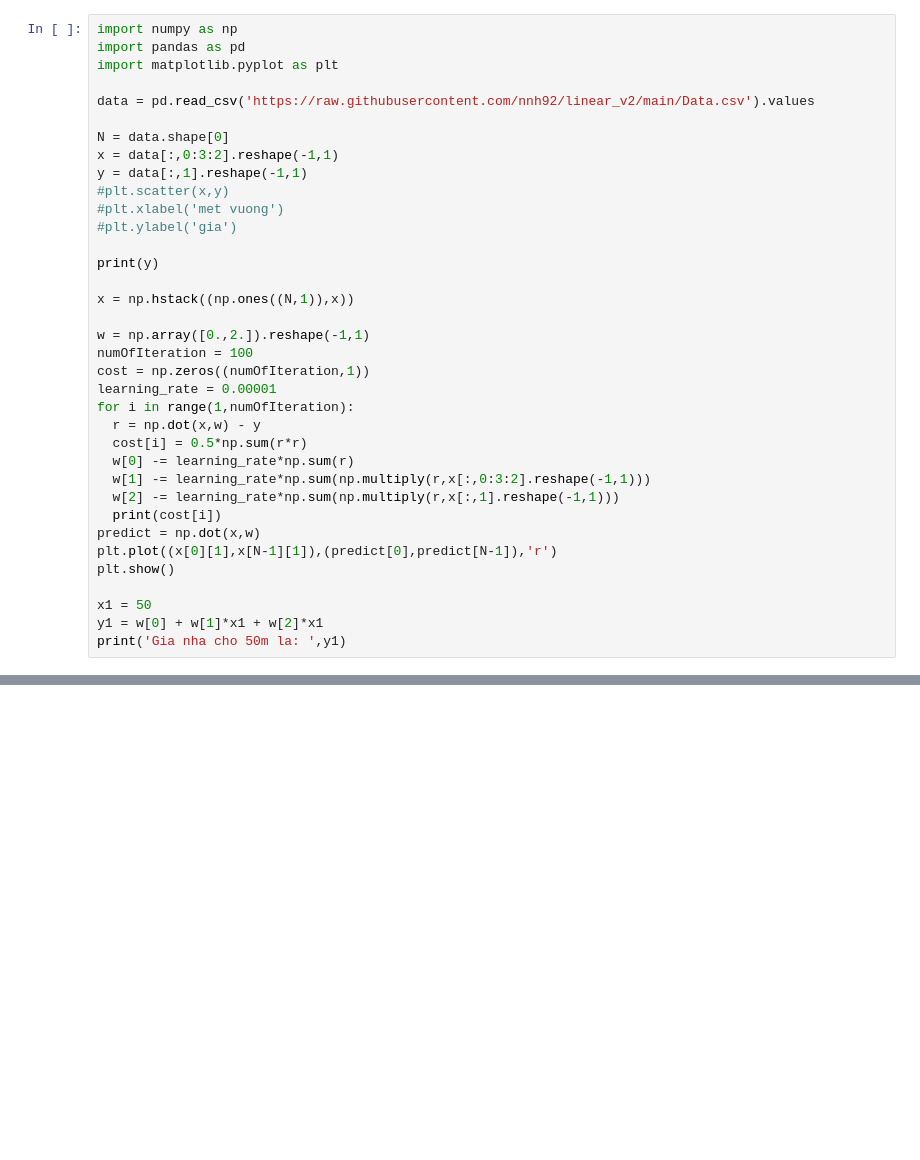
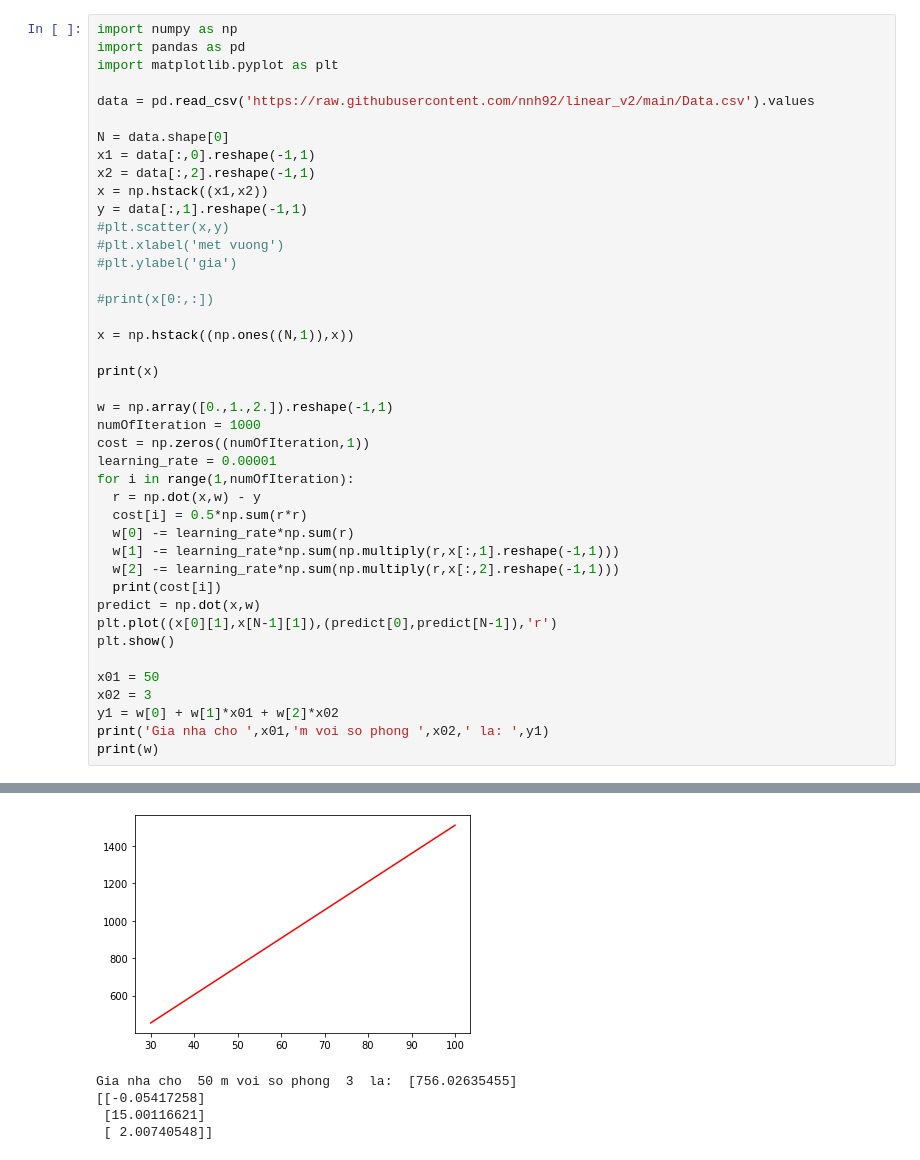
Before and after one commit to nnh92/linear_v2, a Jupyter notebook: Linear_v2.ipynb, the cells around one changed output, grey strips where cells are left out. Cells and saved outputs as stored; diff of their text form; blank space fills up the shorter version.

```diff
--- a/Linear_v2.ipynb
+++ b/Linear_v2.ipynb
@@ -8,31 +8,38 @@ import matplotlib.pyplot as plt
 data = pd.read_csv('https://raw.githubusercontent.com/nnh92/linear_v2/main/Data.csv').values
 
 N = data.shape[0]
-x = data[:,0:3:2].reshape(-1,1)
+x1 = data[:,0].reshape(-1,1)
+x2 = data[:,2].reshape(-1,1)
+x = np.hstack((x1,x2))
 y = data[:,1].reshape(-1,1)
 #plt.scatter(x,y)
 #plt.xlabel('met vuong')
 #plt.ylabel('gia')
 
-print(y)
+#print(x[0:,:])
 
 x = np.hstack((np.ones((N,1)),x))
 
-w = np.array([0.,2.]).reshape(-1,1)
-numOfIteration = 100
+print(x)
+
+w = np.array([0.,1.,2.]).reshape(-1,1)
+numOfIteration = 1000
 cost = np.zeros((numOfIteration,1))
 learning_rate = 0.00001
 for i in range(1,numOfIteration):
   r = np.dot(x,w) - y
   cost[i] = 0.5*np.sum(r*r)
   w[0] -= learning_rate*np.sum(r)
-  w[1] -= learning_rate*np.sum(np.multiply(r,x[:,0:3:2].reshape(-1,1)))
-  w[2] -= learning_rate*np.sum(np.multiply(r,x[:,1].reshape(-1,1)))
+  w[1] -= learning_rate*np.sum(np.multiply(r,x[:,1].reshape(-1,1)))
+  w[2] -= learning_rate*np.sum(np.multiply(r,x[:,2].reshape(-1,1)))
   print(cost[i])
 predict = np.dot(x,w)
 plt.plot((x[0][1],x[N-1][1]),(predict[0],predict[N-1]),'r')
 plt.show()
 
-x1 = 50
-y1 = w[0] + w[1]*x1 + w[2]*x1
-print('Gia nha cho 50m la: ',y1)
+x01 = 50
+x02 = 3
+y1 = w[0] + w[1]*x01 + w[2]*x02
+print('Gia nha cho ',x01,'m voi so phong ',x02,' la: ',y1)
+print(w)
+# %% [output]
@@ -38,0 +63,5 @@ print('Gia nha cho 50m la: ',y1)
+[figure, added]
+Gia nha cho  50 m voi so phong  3  la:  [756.02635455]
+[[-0.05417258]
+ [15.00116621]
+ [ 2.00740548]]
```
Also changed, not shown: parts of 1 cell of this notebook.
